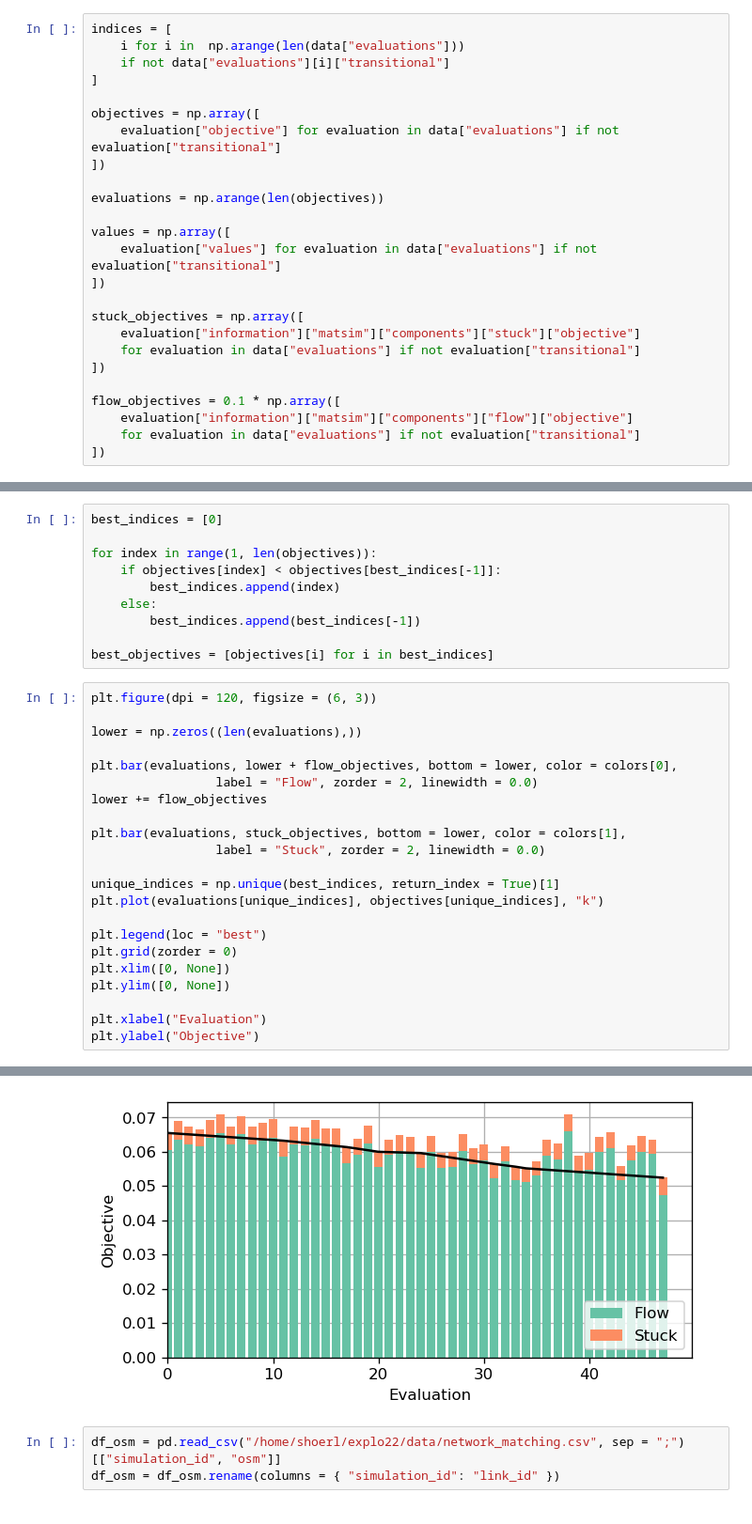
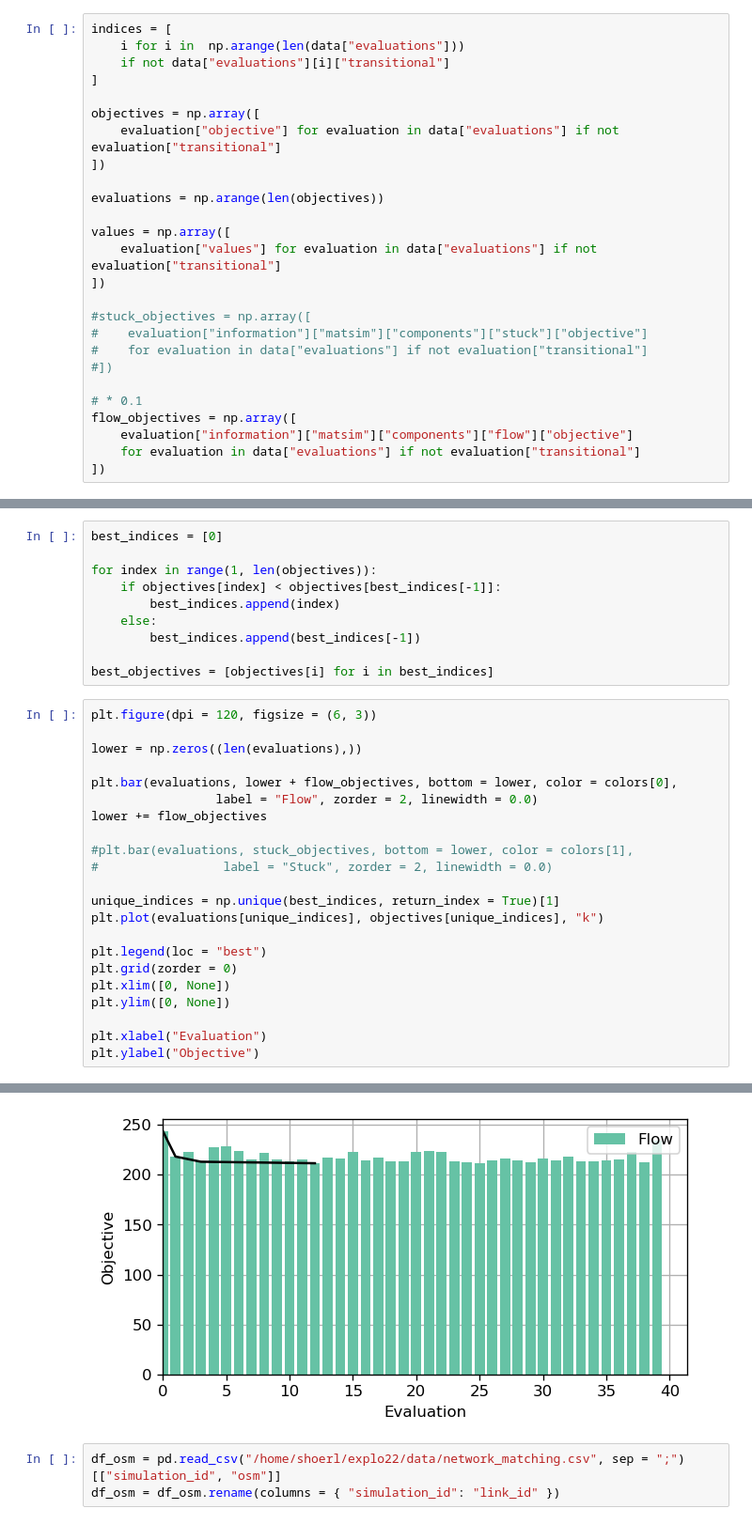
Before and after one commit to sebhoerl/boptx, a Jupyter notebook: examples/eqasim/Daily Flow.ipynb, the cells around one changed output, grey strips where cells are left out. Shown at 94% size. Saved outputs shown, nothing was run; the diff lists cells and outputs as text.

```diff
--- a/examples/eqasim/Daily Flow.ipynb
+++ b/examples/eqasim/Daily Flow.ipynb
@@ -30,12 +30,13 @@ values = np.array([
     evaluation["values"] for evaluation in data["evaluations"] if not evaluation["transitional"]
 ])
 
-stuck_objectives = np.array([
-    evaluation["information"]["matsim"]["components"]["stuck"]["objective"]
-    for evaluation in data["evaluations"] if not evaluation["transitional"]
-])
+#stuck_objectives = np.array([
+#    evaluation["information"]["matsim"]["components"]["stuck"]["objective"]
+#    for evaluation in data["evaluations"] if not evaluation["transitional"]
+#])
 
-flow_objectives = 0.1 * np.array([
+# * 0.1
+flow_objectives = np.array([
     evaluation["information"]["matsim"]["components"]["flow"]["objective"]
     for evaluation in data["evaluations"] if not evaluation["transitional"]
 ])
@@ -70,28 +71,28 @@ best_objectives = [objectives[i] for i in best_indices]
 # %%
 plt.figure(dpi = 120, figsize = (6, 3))
 
 lower = np.zeros((len(evaluations),))
 
 plt.bar(evaluations, lower + flow_objectives, bottom = lower, color = colors[0],
                  label = "Flow", zorder = 2, linewidth = 0.0)
 lower += flow_objectives
 
-plt.bar(evaluations, stuck_objectives, bottom = lower, color = colors[1],
-                 label = "Stuck", zorder = 2, linewidth = 0.0)
+#plt.bar(evaluations, stuck_objectives, bottom = lower, color = colors[1],
+#                 label = "Stuck", zorder = 2, linewidth = 0.0)
 
 unique_indices = np.unique(best_indices, return_index = True)[1]
 plt.plot(evaluations[unique_indices], objectives[unique_indices], "k")
 
 plt.legend(loc = "best")
 plt.grid(zorder = 0)
 plt.xlim([0, None])
 plt.ylim([0, None])
 
 plt.xlabel("Evaluation")
 plt.ylabel("Objective")
 # %% [output]
 Text(0, 0.5, 'Objective')
-[figure, old version]
+[figure, new version]
 # %%
 df_osm = pd.read_csv("/home/shoerl/explo22/data/network_matching.csv", sep = ";")[["simulation_id", "osm"]]
 df_osm = df_osm.rename(columns = { "simulation_id": "link_id" })
```
Also changed, not shown: parts of 4 cells of this notebook, 2 other files.
